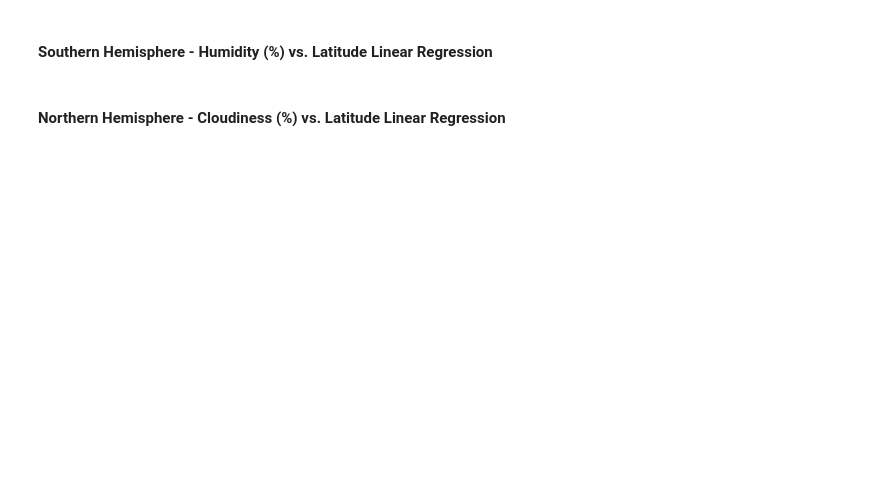
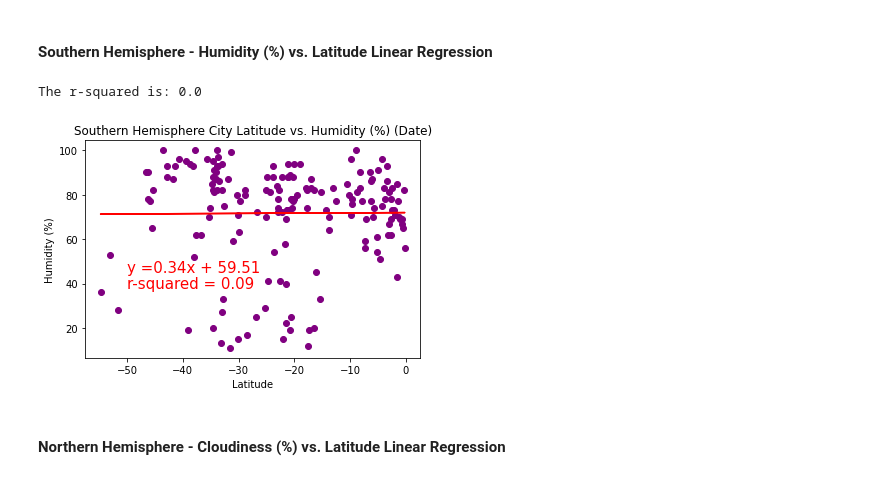
Before and after one commit to LeeProut/python-api-challenge, a Jupyter notebook: WeatherPy/WeatherPy.ipynb, the cells around one changed output. Cells and saved outputs as stored; diff of their text form; code cells hidden in the pictures; blank space fills up the shorter version.

```diff
--- a/WeatherPy/WeatherPy.ipynb
+++ b/WeatherPy/WeatherPy.ipynb
@@ -362,4 +423,42 @@ The r-squared is: 0.75
 # %% [markdown]
 ####  Southern Hemisphere - Humidity (%) vs. Latitude Linear Regression
+# %%
+#Define x, y values
+s_humidity_x_values = southern_hemi_df["Lat"]
+s_humidity_y_values = southern_hemi_df["Humidity"]
+
+#find linear regression values
+# (slope, intercept, rvalue, pvalue, stderr) = linregress(total_equipment, burned_acreage)
+# regress_values = total_equipment * slope + intercept
+(s_humidity_slope, s_humidity_intercept, s_humidity_rvalue, s_humidity_pvalue, s_humidity_stderr) = linregress(s_humidity_x_values, s_humidity_y_values)
+s_humidity_regress_values = np.asarray(s_humidity_x_values) * s_humidity_slope + s_humidity_intercept
+
+#calculate r-squared
+s_humidity_rsquared = round(s_humidity_rvalue**2,2)
+print(f"The r-squared is: {s_humidity_rsquared}")
+
+#line equation y = mx + b
+s_humidity_line_eq = "y =" + str(round(s_humidity_slope,2)) + "x + " + str(round(s_humidity_intercept,2))
+
+#create scatter plot
+plt.scatter(s_humidity_x_values, s_humidity_y_values, color="purple")
+
+#add regression line
+plt.plot(s_humidity_x_values, s_humidity_regress_values, "r-")
+
+#add title and labels
+plt.title("Southern Hemisphere City Latitude vs. Humidity (%) (Date)")
+plt.xlabel("Latitude")
+plt.ylabel("Humidity (%)")
+
+#add annotation to plot
+plt.annotate(n_humidity_line_eq,(-50,45), fontsize=15, color="red")
+plt.annotate(f"r-squared = {n_humidity_rsquared}",(-50,38),fontsize=15,color="red")
+
+plt.savefig("Images/s_hemi_latitudeVShumidity.png")
+plt.show()
+# %% [output]
+The r-squared is: 0.0
+[figure, added]
 # %% [markdown]
 ####  Northern Hemisphere - Cloudiness (%) vs. Latitude Linear Regression
```
Also changed, not shown: parts of 7 cells of this notebook, 7 other files.
